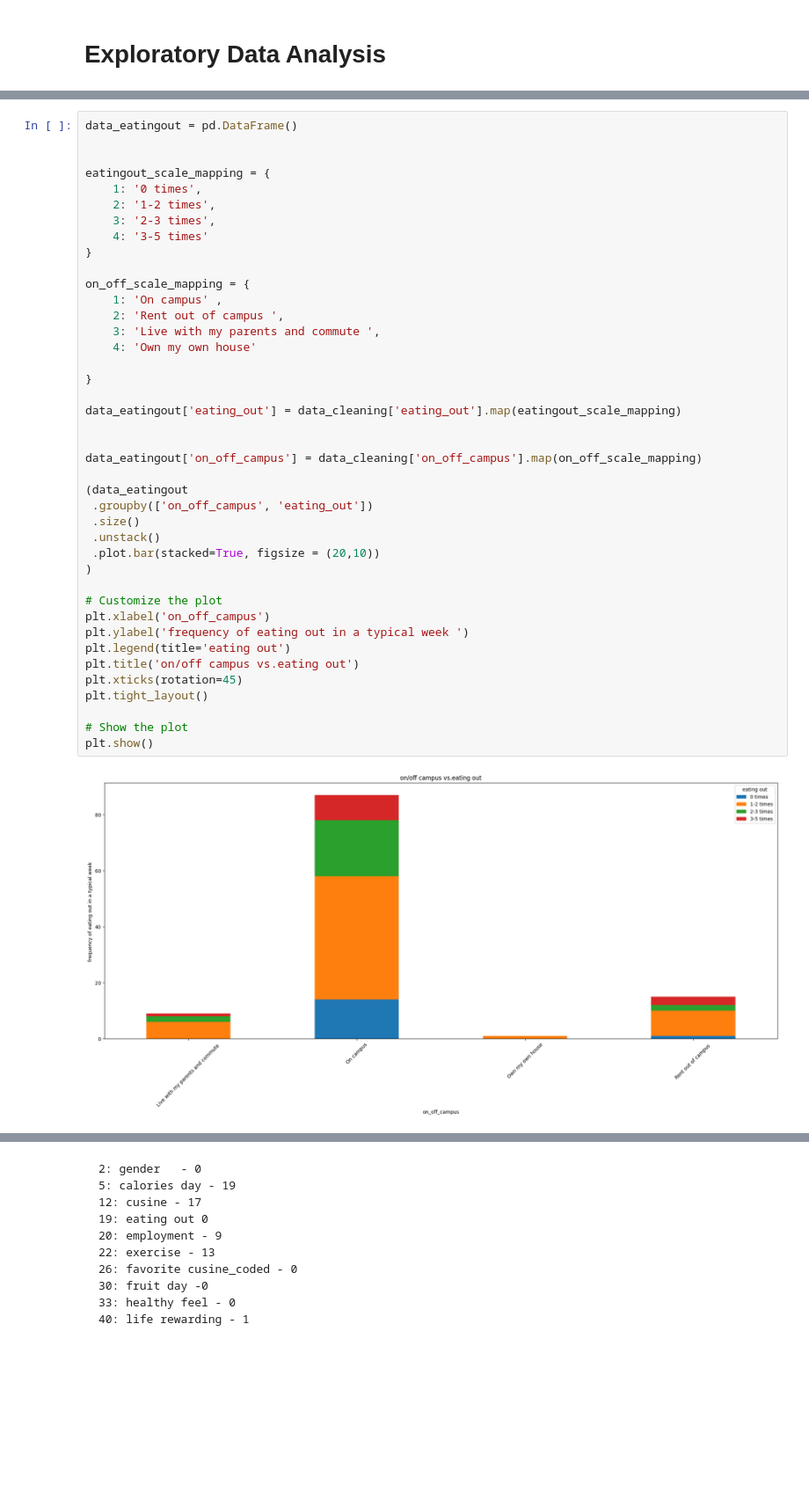
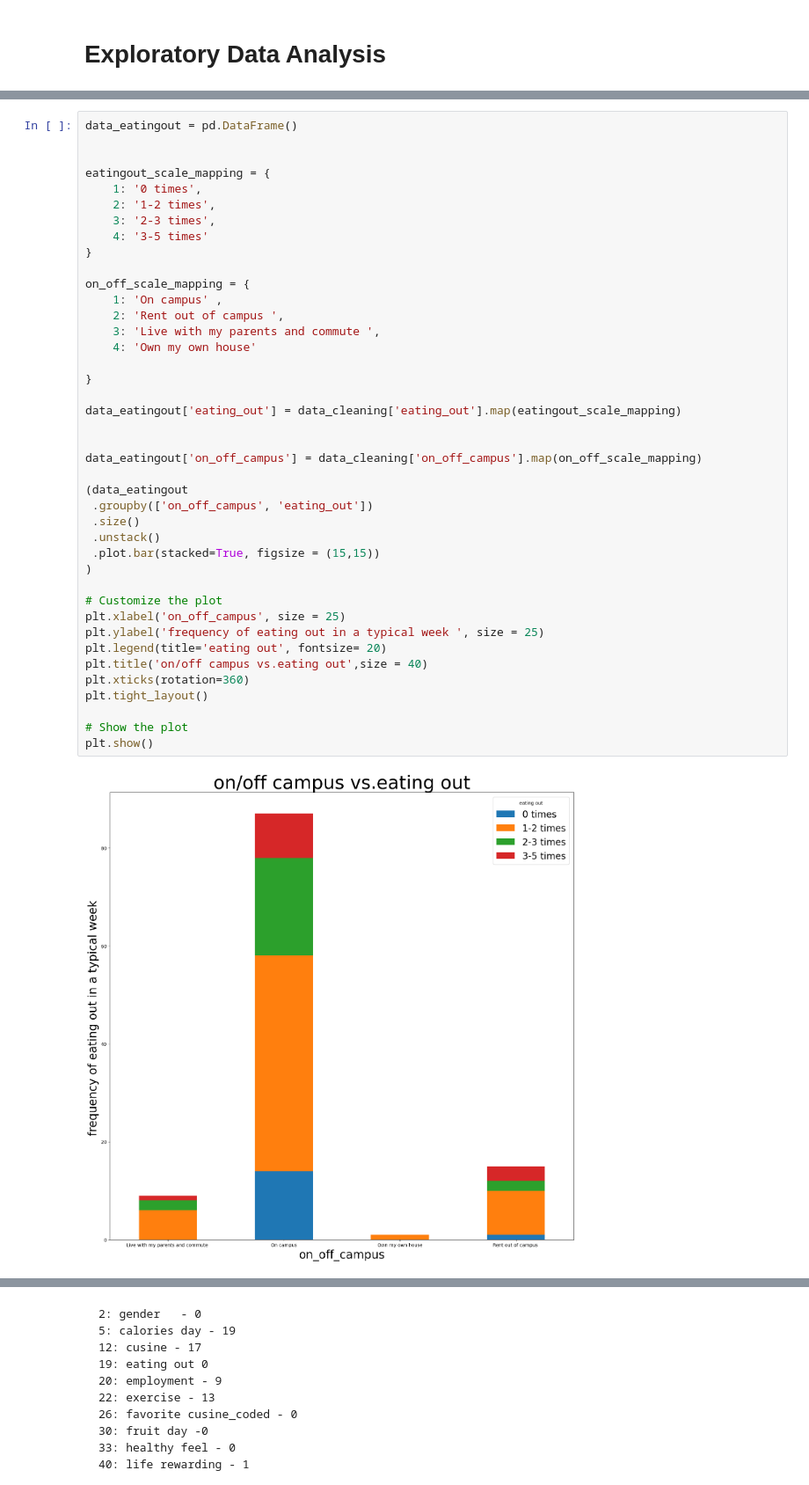
Before and after one commit to leedh7878/DanielLee_Project_Portfolio, a Jupyter notebook: Food_Choice/src/Food_Choice_ Data_Cleansing.ipynb, the cells around one changed output, grey strips where cells are left out. Shown at 88% size. Saved outputs shown, nothing was run; the diff lists cells and outputs as text; blank space fills up the shorter version.

```diff
--- a/Food_Choice/src/Food_Choice_ Data_Cleansing.ipynb
+++ b/Food_Choice/src/Food_Choice_ Data_Cleansing.ipynb
@@ -777,37 +752,37 @@ eatingout_scale_mapping = {
     2: '1-2 times',
     3: '2-3 times',
     4: '3-5 times'
 }
 
 on_off_scale_mapping = {
     1: 'On campus' ,
     2: 'Rent out of campus ',
     3: 'Live with my parents and commute ',
     4: 'Own my own house'
 
 }
 
 data_eatingout['eating_out'] = data_cleaning['eating_out'].map(eatingout_scale_mapping)
 
 
 data_eatingout['on_off_campus'] = data_cleaning['on_off_campus'].map(on_off_scale_mapping)
 
 (data_eatingout
  .groupby(['on_off_campus', 'eating_out'])
  .size()
  .unstack()
- .plot.bar(stacked=True, figsize = (20,10))
+ .plot.bar(stacked=True, figsize = (15,15))
 )
 
 # Customize the plot
-plt.xlabel('on_off_campus')
-plt.ylabel('frequency of eating out in a typical week ')
-plt.legend(title='eating out')
-plt.title('on/off campus vs.eating out')
-plt.xticks(rotation=45)
+plt.xlabel('on_off_campus', size = 25)
+plt.ylabel('frequency of eating out in a typical week ', size = 25)
+plt.legend(title='eating out', fontsize= 20)
+plt.title('on/off campus vs.eating out',size = 40)
+plt.xticks(rotation=360)
 plt.tight_layout()
 
 # Show the plot
 plt.show()
 # %% [output]
-[figure, old version]
+[figure, new version]
```
Also changed, not shown: parts of 9 cells of this notebook, 1 other file.
